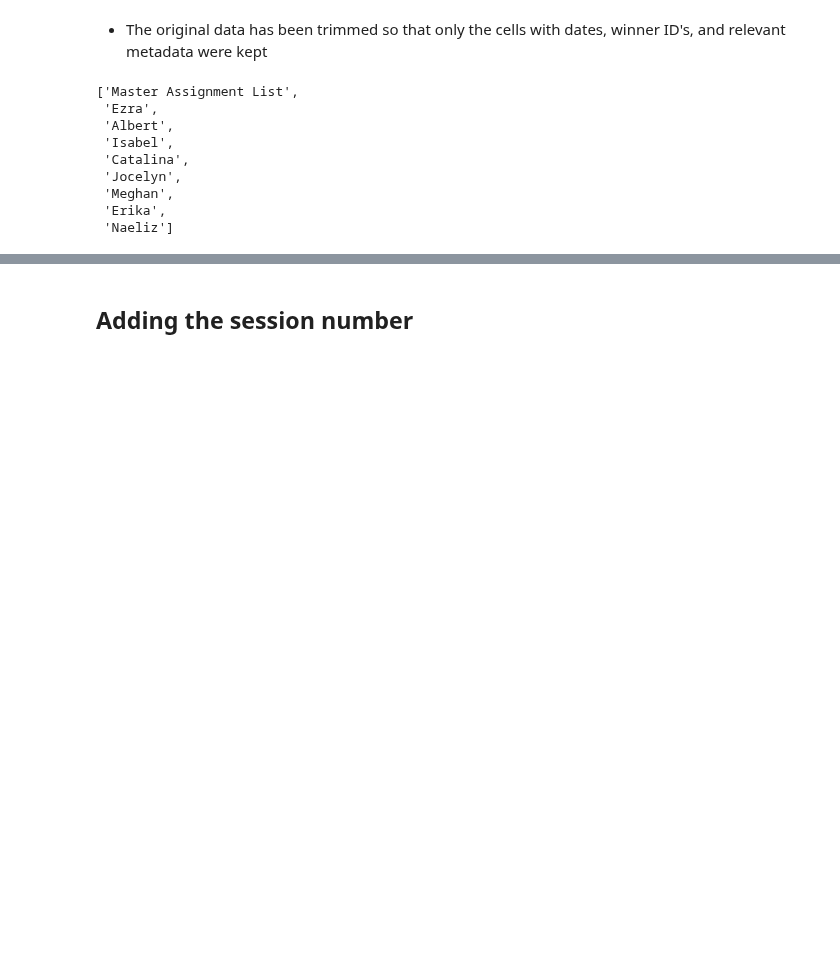
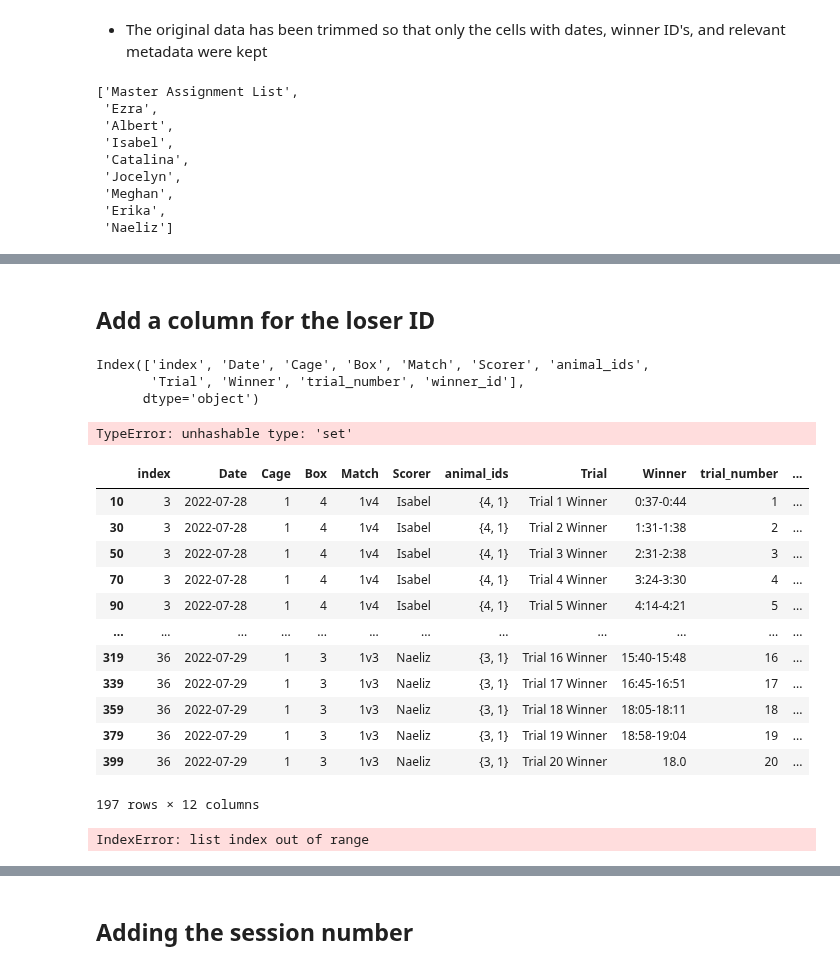
Before and after one commit to padillacoreanolab/behavioral_dataframe_processing, a Jupyter notebook: results/2022_07_25_elo_score_pilot/reward_competition_processing.ipynb, the cells around one changed output, grey strips where cells are left out. Saved outputs shown, nothing was run; the diff lists cells and outputs as text; code cells hidden in the pictures; blank space fills up the shorter version.

```diff
--- a/results/2022_07_25_elo_score_pilot/reward_competition_processing.ipynb
+++ b/results/2022_07_25_elo_score_pilot/reward_competition_processing.ipynb
@@ -63,0 +203,4 @@ reward_competition_df.head()
+# %%
+melted_reward_competition_df["trial_number"] = melted_reward_competition_df["Trial"].apply(lambda x: int(x.lower().strip("trial").strip("winner")))
+# %%
+melted_reward_competition_df = melted_reward_competition_df.sort_values(["index", "trial_number"])
@@ -63,0 +221,2 @@ reward_competition_df.head()
+# %%
+melted_reward_competition_df["winner_id"] = melted_reward_competition_df["Winner"].astype(str).apply(lambda x: x.split(".")[0])
@@ -63,0 +243,34 @@ reward_competition_df.head()
+# %% [markdown]
+## Add a column for the loser ID
+# %%
+melted_reward_competition_df.columns
+# %% [output]
+Index(['index', 'Date', 'Cage', 'Box', 'Match', 'Scorer', 'animal_ids',
+       'Trial', 'Winner', 'trial_number', 'winner_id'],
+      dtype='object')
+# %%
+melted_reward_competition_df["animal_ids"].unique()
+# %% [output]
+TypeError: unhashable type: 'set'
+# %%
+melted_reward_competition_df["loser_id"] = melted_reward_competition_df.apply(lambda x: (list(x["animal_ids"] - set(x["winner_id"]))), axis=1)
+# %%
+melted_reward_competition_df
+# %% [output]
+|  | index | Date | Cage | Box | Match | Scorer | animal_ids | Trial | Winner | trial_number | ... |
+| 10 | 3 | 2022-07-28 | 1 | 4 | 1v4 | Isabel | {4, 1} | Trial 1 Winner | 0:37-0:44 | 1 | ... |
+| 30 | 3 | 2022-07-28 | 1 | 4 | 1v4 | Isabel | {4, 1} | Trial 2 Winner | 1:31-1:38 | 2 | ... |
+| 50 | 3 | 2022-07-28 | 1 | 4 | 1v4 | Isabel | {4, 1} | Trial 3 Winner | 2:31-2:38 | 3 | ... |
+| 70 | 3 | 2022-07-28 | 1 | 4 | 1v4 | Isabel | {4, 1} | Trial 4 Winner | 3:24-3:30 | 4 | ... |
+| 90 | 3 | 2022-07-28 | 1 | 4 | 1v4 | Isabel | {4, 1} | Trial 5 Winner | 4:14-4:21 | 5 | ... |
+| ... | ... | ... | ... | ... | ... | ... | ... | ... | ... | ... | ... |
+| 319 | 36 | 2022-07-29 | 1 | 3 | 1v3 | Naeliz | {3, 1} | Trial 16 Winner | 15:40-15:48 | 16 | ... |
+| 339 | 36 | 2022-07-29 | 1 | 3 | 1v3 | Naeliz | {3, 1} | Trial 17 Winner | 16:45-16:51 | 17 | ... |
+| 359 | 36 | 2022-07-29 | 1 | 3 | 1v3 | Naeliz | {3, 1} | Trial 18 Winner | 18:05-18:11 | 18 | ... |
+| 379 | 36 | 2022-07-29 | 1 | 3 | 1v3 | Naeliz | {3, 1} | Trial 19 Winner | 18:58-19:04 | 19 | ... |
+| 399 | 36 | 2022-07-29 | 1 | 3 | 1v3 | Naeliz | {3, 1} | Trial 20 Winner | 18.0 | 20 | ... |
+197 rows × 12 columns
+# %%
+melted_reward_competition_df["loser_id"] = melted_reward_competition_df.apply(lambda x: (list(x["animal_ids"] - set(x["winner_id"]))[0]), axis=1)
+# %% [output]
+IndexError: list index out of range
```
Also changed, not shown: parts of 36 cells of this notebook.
